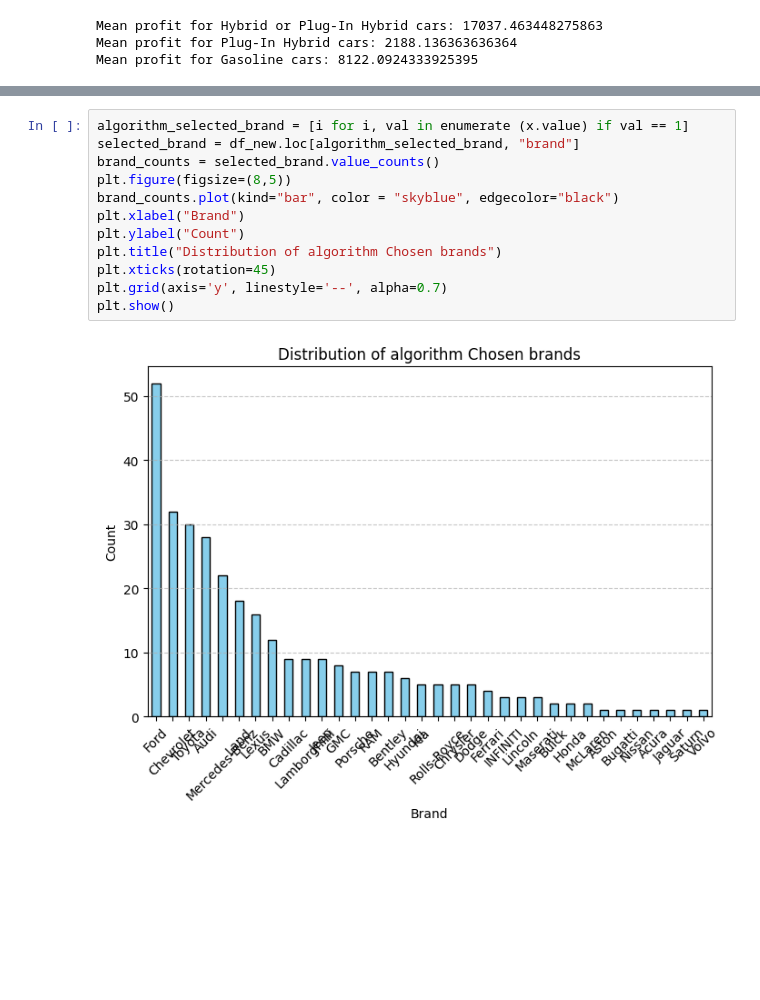
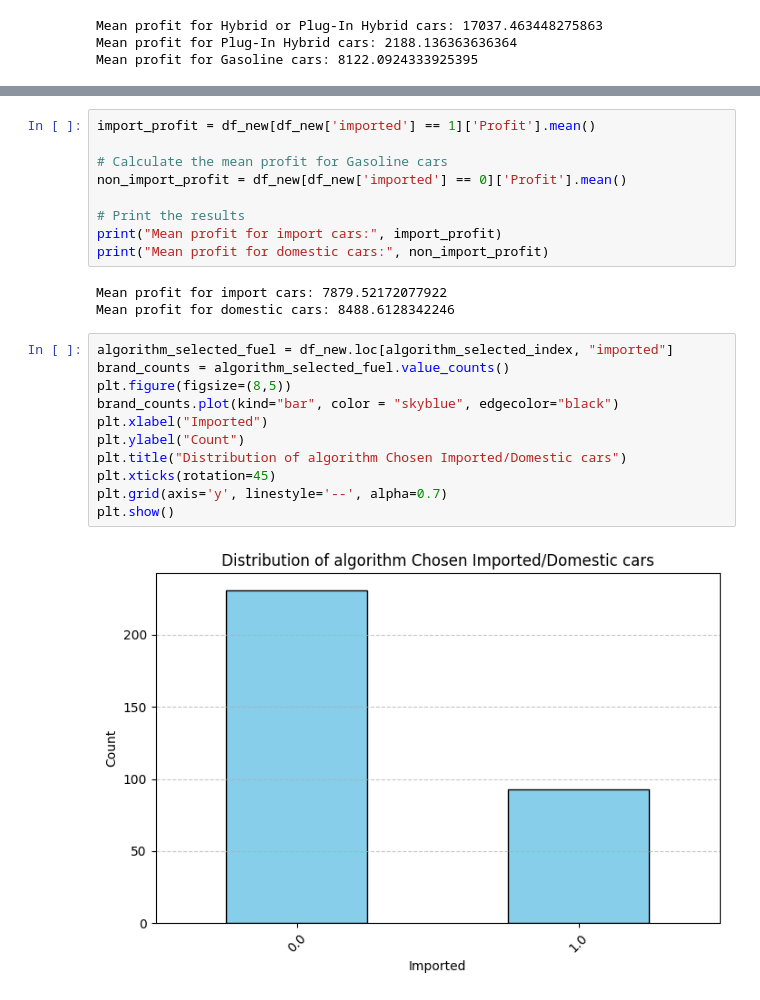
Before and after one commit to JustinTrenchcoat/MATH441_Project_2, a Jupyter notebook: analysis2.0.ipynb, the cells around one changed output, grey strips where cells are left out. Drawn from its saved outputs; the diff is of its cells as text; blank space fills up the shorter version.

Commit message:
added plot on imported/domestic cars

```diff
--- a/analysis2.0.ipynb
+++ b/analysis2.0.ipynb
@@ -384,15 +400,26 @@ plt.show()
+# %%
+import_profit = df_new[df_new['imported'] == 1]['Profit'].mean()
+
+# Calculate the mean profit for Gasoline cars
+non_import_profit = df_new[df_new['imported'] == 0]['Profit'].mean()
+
+# Print the results
+print("Mean profit for import cars:", import_profit)
+print("Mean profit for domestic cars:", non_import_profit)
+# %% [output]
+Mean profit for import cars: 7879.52172077922
+Mean profit for domestic cars: 8488.6128342246
 # %%
-algorithm_selected_brand = [i for i, val in enumerate (x.value) if val == 1]
-selected_brand = df_new.loc[algorithm_selected_brand, "brand"]
-brand_counts = selected_brand.value_counts()
+algorithm_selected_fuel = df_new.loc[algorithm_selected_index, "imported"]
+brand_counts = algorithm_selected_fuel.value_counts()
 plt.figure(figsize=(8,5))
 brand_counts.plot(kind="bar", color = "skyblue", edgecolor="black")
-plt.xlabel("Brand")
+plt.xlabel("Imported")
 plt.ylabel("Count")
-plt.title("Distribution of algorithm Chosen brands")
+plt.title("Distribution of algorithm Chosen Imported/Domestic cars")
 plt.xticks(rotation=45)
 plt.grid(axis='y', linestyle='--', alpha=0.7)
 plt.show()
 # %% [output]
-[figure, old version]
+[figure, new version]
 # %%
```
Also changed, not shown: parts of 11 cells of this notebook.
